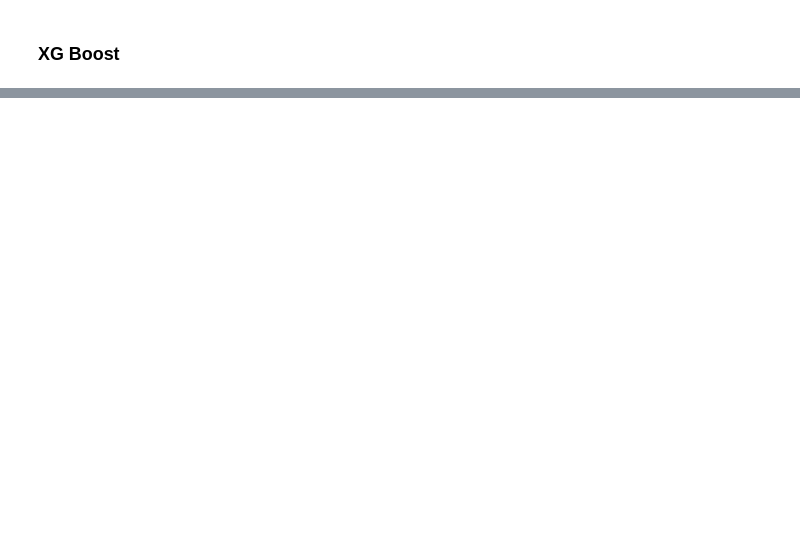
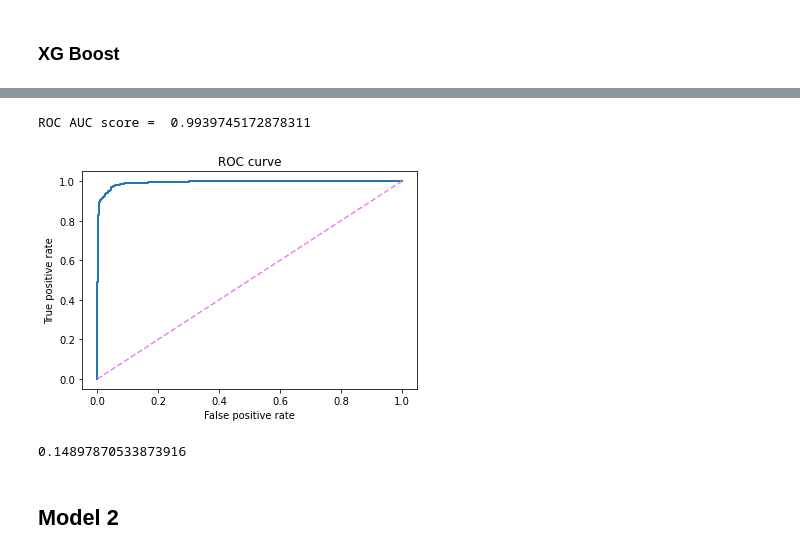
Before and after one commit to mkschoi/project3_mutualfundperf, a Jupyter notebook: Notebooks/project3_modeling.ipynb, the cells around one changed output, grey strips where cells are left out. Cells and saved outputs as stored; diff of their text form; code cells hidden in the pictures; blank space fills up the shorter version.

Commit message:
feature selection and model 2

```diff
--- a/Notebooks/project3_modeling.ipynb
+++ b/Notebooks/project3_modeling.ipynb
@@ -630,0 +694,11 @@ ROC AUC score =  0.6155464189492591
+# %%
+param_grid_xgb = {'n_estimators': [100,1000],
+                  'max_depth': range(1,3),
+                  'learning_rate': [0.5,0.75,1],
+                  'subsample': np.linspace(0,1,5),
+                  'colsample_bytree': np.linspace(0,1,5)
+                }
+# %%
+grid_xgb = GridSearchCV(xgb.XGBClassifier(),param_grid_xgb,refit=True,n_jobs=-1,verbose=2)
+# %%
+grid_xgb.fit(X_train_base,y_train_base)
@@ -630,0 +762,22 @@ ROC AUC score =  0.6155464189492591
+# %%
+grid_pred_proba_xgb = grid_xgb.predict_proba(X_test_base)[:,1]
+fpr, tpr, thresoholds = roc_curve(y_test_base, grid_pred_proba_xgb)
+# %%
+plt.plot(fpr, tpr,lw=2)
+plt.plot([0,1],[0,1],c='violet',ls='--')
+plt.xlim([-0.05,1.05])
+plt.ylim([-0.05,1.05])
+
+plt.xlabel('False positive rate')
+plt.ylabel('True positive rate')
+plt.title('ROC curve');
+print("ROC AUC score = ", roc_auc_score(y_test_base, grid_pred_proba_xgb))
+# %% [output]
+ROC AUC score =  0.9939745172878311
+[figure, added]
+# %%
+log_loss(y_test_base, grid_xgb.predict_proba(X_test_base))
+# %% [output]
+0.14897870533873916
+# %% [markdown]
+## Model 2
```
Also changed, not shown: parts of 191 cells of this notebook, 5 other files.
